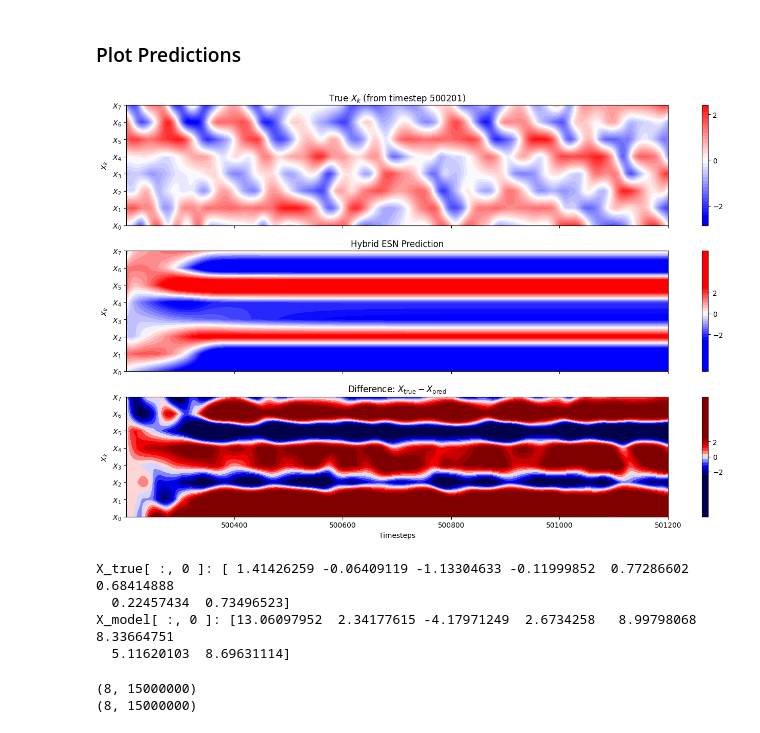
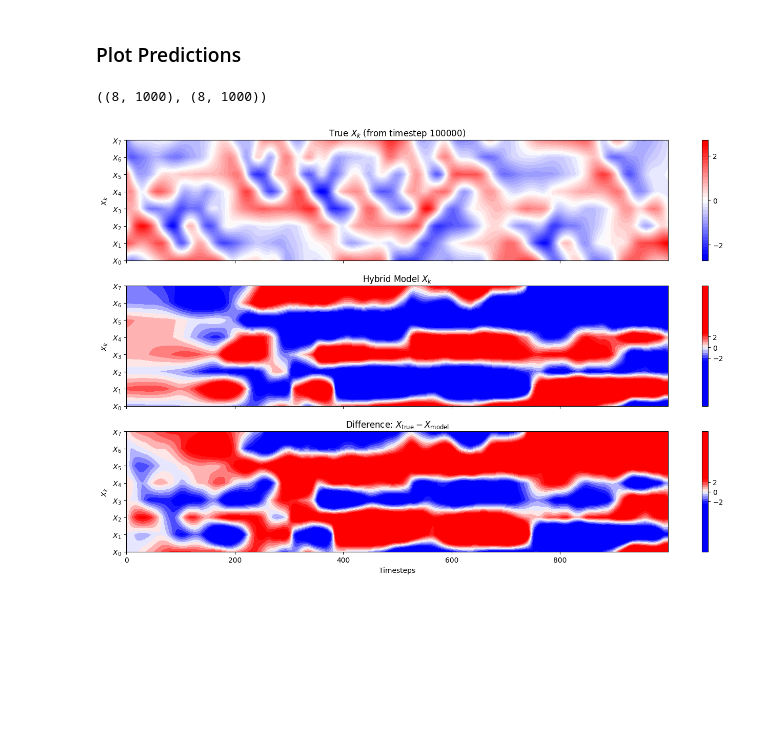
Before and after one commit to mcvlix/lorenz-96-hybrid-esn, a Jupyter notebook: hybrid_rcesn.ipynb, the cells around one changed output. Drawn from its saved outputs; the diff is of its cells as text; code cells hidden in the pictures; blank space fills up the shorter version.

```diff
--- a/hybrid_rcesn.ipynb
+++ b/hybrid_rcesn.ipynb
@@ -98,7 +157,7 @@ approx_res_size = 5000
 model_params = {
     'tau': 0.25,
     'nstep': 1000,
-    'N': 16, # 8 from model, 8 from data
+    'N': 144, # 72 from model, 72 from data
     'd': 22
 }
 
@@ -418,8 +517,10 @@ checkpoint_file      str                 0.0001
 # %% [markdown]
 ### Train Model
 # %%
-r_states = np.load(os.path.join(states_path, 'r_states_hybrid.npz'))['r_states'][:, :500000]
-X_model = np.load(os.path.join(data_path, 'X_model_full.npz'))['X_model'][200:500200].T
-X_true = np.load(os.path.join(data_path, 'truth_h_0.5_c_8_F_20.npy'))[200:500200, :8].T
+train_length = 1000
+res_params['train_length'] = train_length
+r_states = np.load(os.path.join(states_path, 'r_states_hybrid.npy'), mmap_mode='r')[:, :train_length]
+XY_model = np.load(os.path.join(data_path, 'XY_model_full.npy'), mmap_mode='r')[:train_length].T
+XY_true = np.load(os.path.join(data_path, 'truth_h_0.5_c_8_F_20.npy'), mmap_mode='r')[:train_length, :72].T
 # %%
 print("r_states shape:   ", r_states.shape)     # → (N, T)
@@ -641,13 +704,17 @@ def plot_hybrid_prediction(X_true, X_pred, start, res_params, plots_path):
 # %%
 # === Load predicted data ===
-pred_path = os.path.join(predictions_path, 'X_preds_hybrid_500201.npz')
-X_pred = np.load(pred_path)['X_preds']  # shape: (8, predict_length)
+pred_file = os.path.join(predictions_path, f"hybrid_preds_{start_idx}.npz")
+preds = np.load(pred_file)
+X_pred = preds['X_preds']  # shape (8, T)
 
-# === Load corresponding true data ===
 truth_path = os.path.join(data_path, 'truth_h_0.5_c_8_F_20.npy')
-X_true = np.load(truth_path)[500201:500201 + res_params['predict_length'], :K].T  # shape: (8, predict_length)
+X_true = np.load(truth_path, mmap_mode='r')[start_idx:start_idx + res_params['predict_length'], :K].T  # shape: (8, predict_length)
+# %%
+X_pred.shape, X_true.shape
+# %% [output]
+((8, 1000), (8, 1000))
 # %%
 # === Call the plotter ===
-plot_hybrid_prediction(X_true, X_pred, start=500201, res_params=res_params, plots_path=plots_path)
+plot_model_vs_truth(X_true, X_pred, start=start_idx, model_name="Hybrid Model", valid_time=None)
 # %% [output]
-[figure, old version]
+[figure, new version]
@@ -657,19 +720,0 @@ X_true = np.load(os.path.join(data_path, 'truth_h_0.5_c_8_F_20.npy'))[:, :8].T
-# %%
-t = 100
-
-# This is the true state at t=0
-print("X_true[ :, 0 ]:", X_true[:, t])
-
-# This is the imperfect prediction made *from* X_true[:, 0]
-print("X_model[ :, 0 ]:", X_model[:, t])
-# %% [output]
-X_true[ :, 0 ]: [ 1.41426259 -0.06409119 -1.13304633 -0.11999852  0.77286602  0.68414888
-  0.22457434  0.73496523]
-X_model[ :, 0 ]: [13.06097952  2.34177615 -4.17971249  2.6734258   8.99798068  8.33664751
-  5.11620103  8.69631114]
-# %%
-print(X_model.shape)
-print(X_true.shape)
-# %% [output]
-(8, 15000000)
-(8, 15000000)
```
Also changed, not shown: parts of 53 cells of this notebook.
